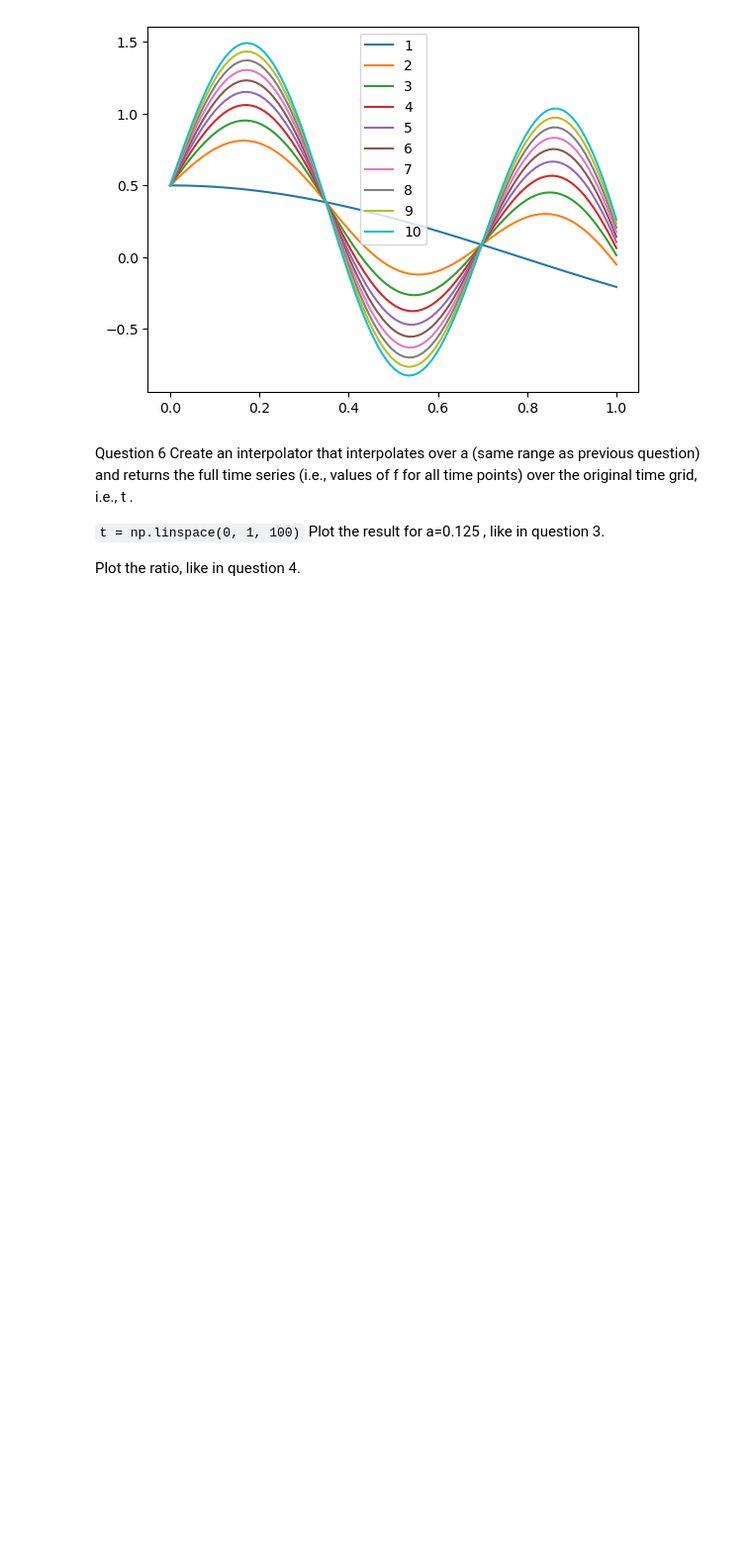
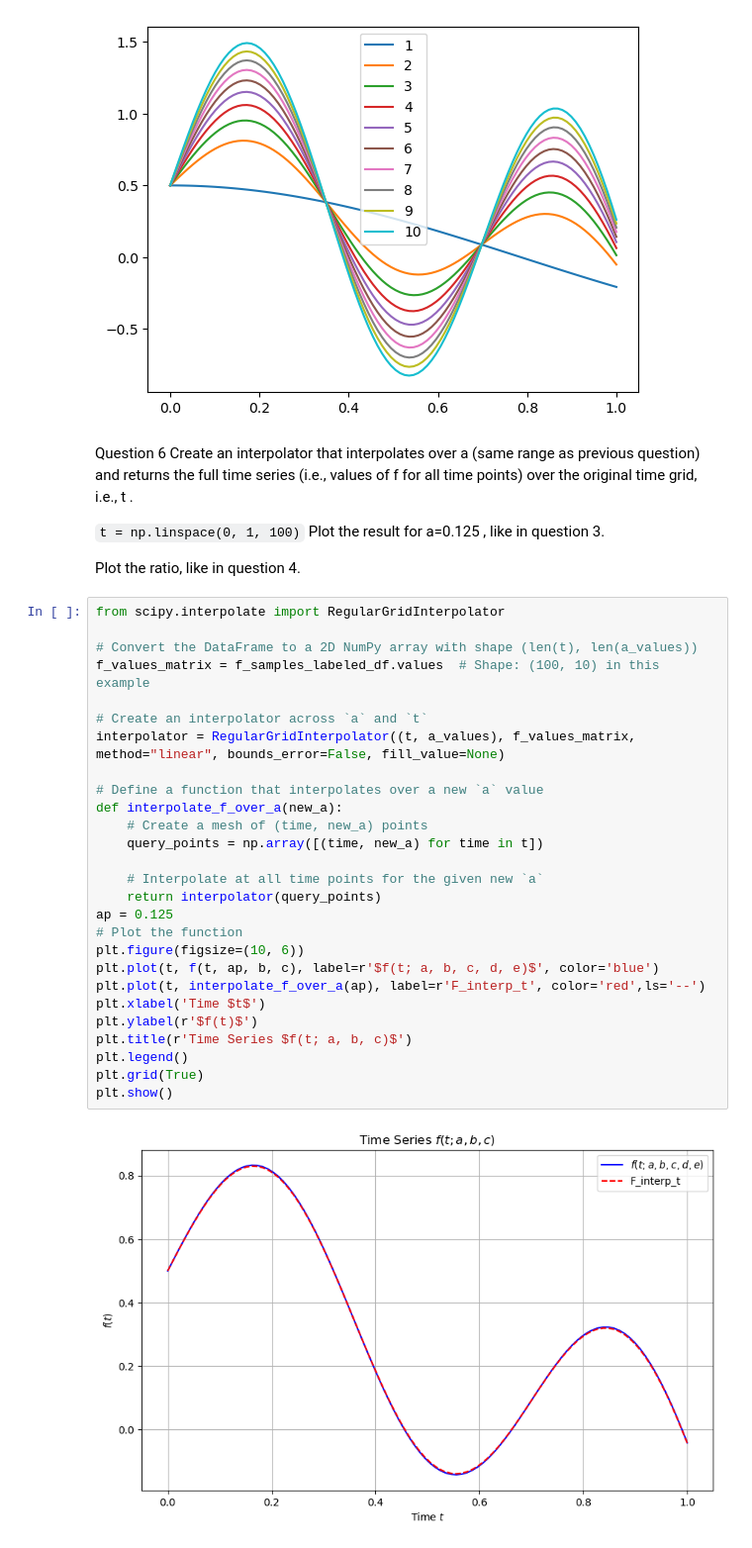
Before and after one commit to claytonbytyci/D400-Interpolation-Curse-of-Dimensionality, a Jupyter notebook: interpolator.ipynb, the cells around one changed output. Shown at 99% size. Saved outputs shown, nothing was run; the diff lists cells and outputs as text; blank space fills up the shorter version.

```diff
--- a/interpolator.ipynb
+++ b/interpolator.ipynb
@@ -183,3 +183,32 @@ Plot the result for a=0.125
 , like in question 3.
 
 Plot the ratio, like in question 4.
+# %%
+from scipy.interpolate import RegularGridInterpolator
+
+# Convert the DataFrame to a 2D NumPy array with shape (len(t), len(a_values))
+f_values_matrix = f_samples_labeled_df.values  # Shape: (100, 10) in this example
+
+# Create an interpolator across `a` and `t`
+interpolator = RegularGridInterpolator((t, a_values), f_values_matrix, method="linear", bounds_error=False, fill_value=None)
+
+# Define a function that interpolates over a new `a` value
+def interpolate_f_over_a(new_a):
+    # Create a mesh of (time, new_a) points
+    query_points = np.array([(time, new_a) for time in t])
+
+    # Interpolate at all time points for the given new `a`
+    return interpolator(query_points)
+ap = 0.125
+# Plot the function
+plt.figure(figsize=(10, 6))
+plt.plot(t, f(t, ap, b, c), label=r'$f(t; a, b, c, d, e)$', color='blue')
+plt.plot(t, interpolate_f_over_a(ap), label=r'F_interp_t', color='red',ls='--')
+plt.xlabel('Time $t$')
+plt.ylabel(r'$f(t)$')
+plt.title(r'Time Series $f(t; a, b, c)$')
+plt.legend()
+plt.grid(True)
+plt.show()
+# %% [output]
+[figure, added]
```
Also changed, not shown: parts of 15 cells of this notebook.
